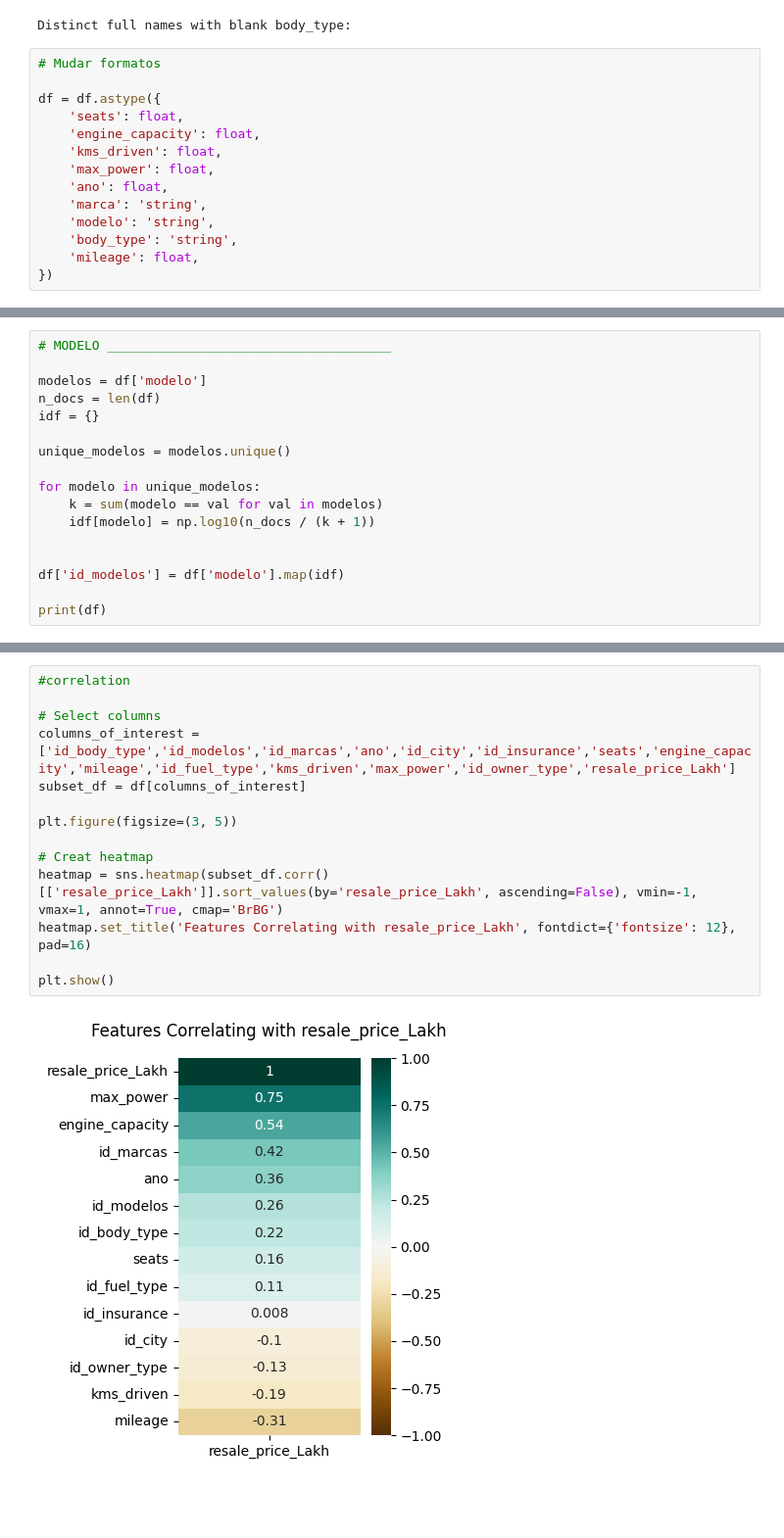
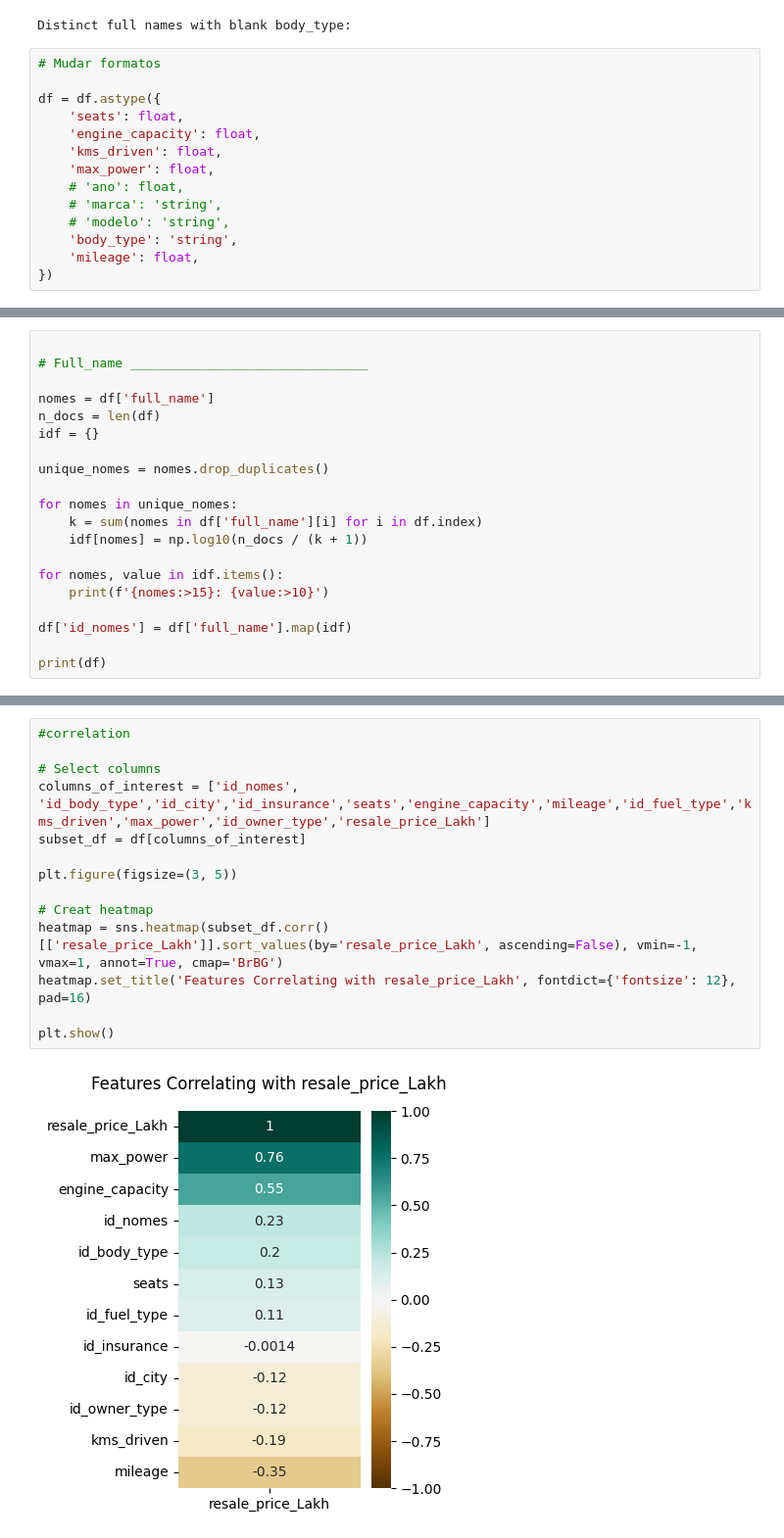
Before and after one commit to ruicoelhor22/AASE, a Jupyter notebook: Cenario5.ipynb, the cells around one changed output, grey strips where cells are left out. Shown at 98% size. Drawn from its saved outputs; the diff is of its cells as text; blank space fills up the shorter version.

```diff
--- a/Cenario5.ipynb
+++ b/Cenario5.ipynb
@@ -192,9 +174,9 @@ df = df.astype({
     'engine_capacity': float,
     'kms_driven': float,
     'max_power': float,
-    'ano': float,
-    'marca': 'string',
-    'modelo': 'string',
+    # 'ano': float,
+    # 'marca': 'string',
+    # 'modelo': 'string',
     'body_type': 'string',
     'mileage': float,
 })
@@ -422,17 +366,0 @@ print(df)
-# %%
-# MODELO _____________________________________
-
-modelos = df['modelo']
-n_docs = len(df)
-idf = {}
-
-unique_modelos = modelos.unique()
-
-for modelo in unique_modelos:
-    k = sum(modelo == val for val in modelos)
-    idf[modelo] = np.log10(n_docs / (k + 1))
-
-
-df['id_modelos'] = df['modelo'].map(idf)
-
-print(df)
@@ -494,0 +405,20 @@ print(df)
+# %%
+
+# Full_name _______________________________
+
+nomes = df['full_name']
+n_docs = len(df)
+idf = {}
+
+unique_nomes = nomes.drop_duplicates()
+
+for nomes in unique_nomes:
+    k = sum(nomes in df['full_name'][i] for i in df.index)
+    idf[nomes] = np.log10(n_docs / (k + 1))
+
+for nomes, value in idf.items():
+    print(f'{nomes:>15}: {value:>10}')
+
+df['id_nomes'] = df['full_name'].map(idf)
+
+print(df)
@@ -518,19 +466,19 @@ dtype: object
 # %%
 #correlation
 
 # Select columns
-columns_of_interest = ['id_body_type','id_modelos','id_marcas','ano','id_city','id_insurance','seats','engine_capacity','mileage','id_fuel_type','kms_driven','max_power','id_owner_type','resale_price_Lakh']
+columns_of_interest = ['id_nomes', 'id_body_type','id_city','id_insurance','seats','engine_capacity','mileage','id_fuel_type','kms_driven','max_power','id_owner_type','resale_price_Lakh']
 subset_df = df[columns_of_interest]
 
 plt.figure(figsize=(3, 5))
 
 # Creat heatmap
 heatmap = sns.heatmap(subset_df.corr()[['resale_price_Lakh']].sort_values(by='resale_price_Lakh', ascending=False), vmin=-1, vmax=1, annot=True, cmap='BrBG')
 heatmap.set_title('Features Correlating with resale_price_Lakh', fontdict={'fontsize': 12}, pad=16)
 
 plt.show()
 # %% [output]
-[figure, old version]
+[figure, new version]
 # %%
 #Export
 #Not the target
```
Also changed, not shown: parts of 13 cells of this notebook, 1 other file.
